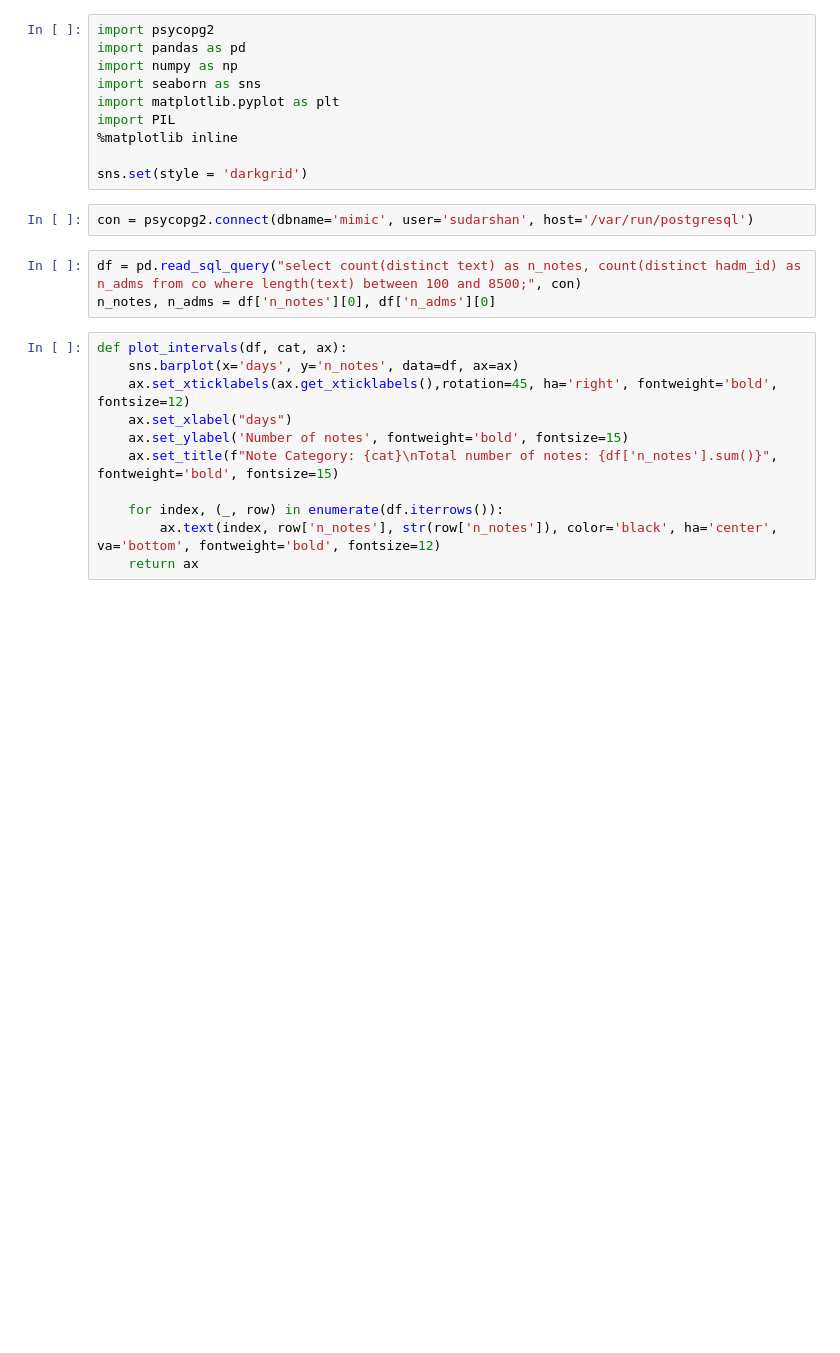
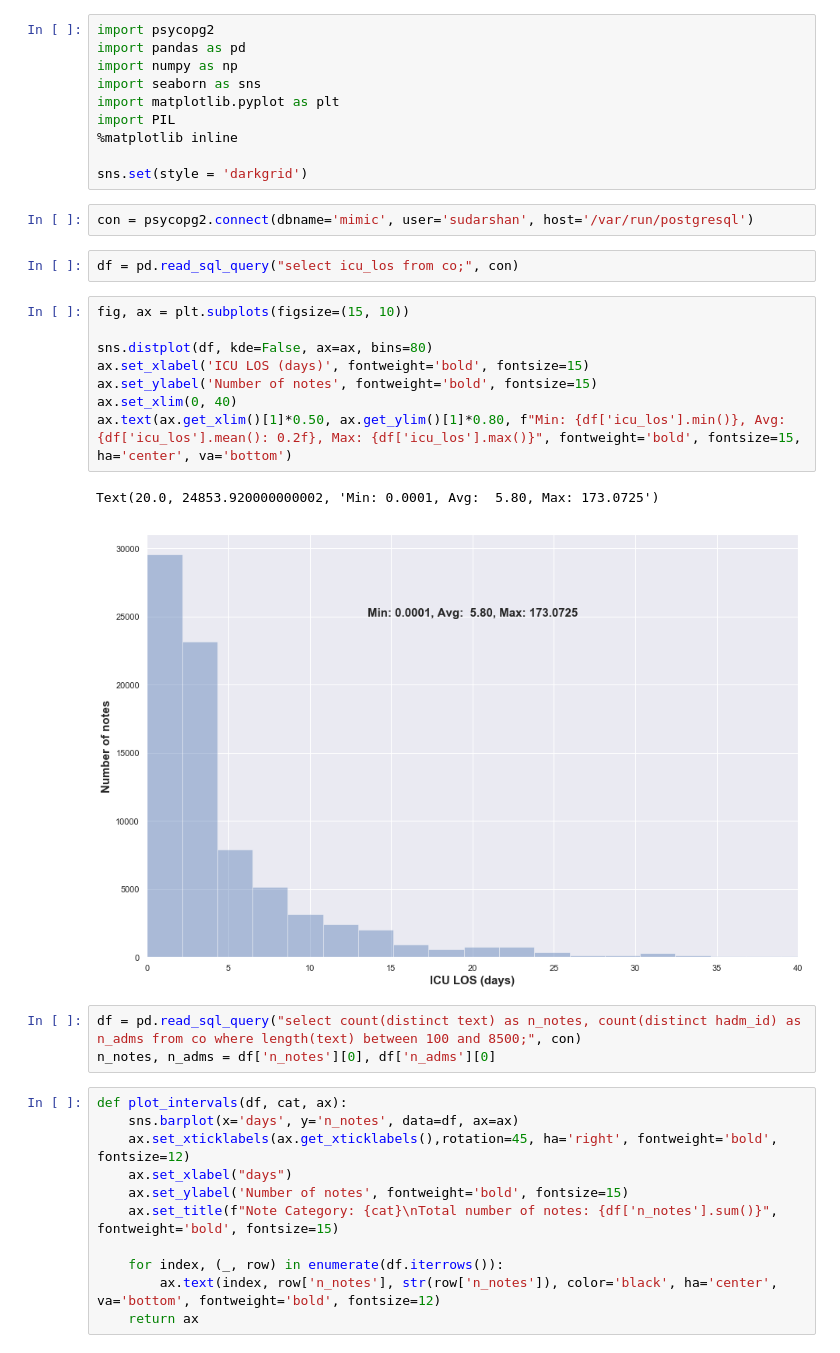
Before and after one commit to sudarshan85/mimic_extraction, a Jupyter notebook: first_icu_pred/nb/notes_plot.ipynb, the cells around one changed output. Drawn from its saved outputs; the diff is of its cells as text; blank space fills up the shorter version.

```diff
--- a/first_icu_pred/nb/notes_plot.ipynb
+++ b/first_icu_pred/nb/notes_plot.ipynb
@@ -13,6 +13,19 @@ import PIL
 sns.set(style = 'darkgrid')
 # %%
 con = psycopg2.connect(dbname='mimic', user='sudarshan', host='/var/run/postgresql')
+# %%
+df = pd.read_sql_query("select icu_los from co;", con)
+# %%
+fig, ax = plt.subplots(figsize=(15, 10))
+
+sns.distplot(df, kde=False, ax=ax, bins=80)
+ax.set_xlabel('ICU LOS (days)', fontweight='bold', fontsize=15)
+ax.set_ylabel('Number of notes', fontweight='bold', fontsize=15)
+ax.set_xlim(0, 40)
+ax.text(ax.get_xlim()[1]*0.50, ax.get_ylim()[1]*0.80, f"Min: {df['icu_los'].min()}, Avg: {df['icu_los'].mean(): 0.2f}, Max: {df['icu_los'].max()}", fontweight='bold', fontsize=15, ha='center', va='bottom')
+# %% [output]
+Text(20.0, 24853.920000000002, 'Min: 0.0001, Avg:  5.80, Max: 173.0725')
+[figure, added]
 # %%
 df = pd.read_sql_query("select count(distinct text) as n_notes, count(distinct hadm_id) as n_adms from co where length(text) between 100 and 8500;", con)
 n_notes, n_adms = df['n_notes'][0], df['n_adms'][0]
```
Also changed, not shown: parts of 17 cells of this notebook, 1 other file.
